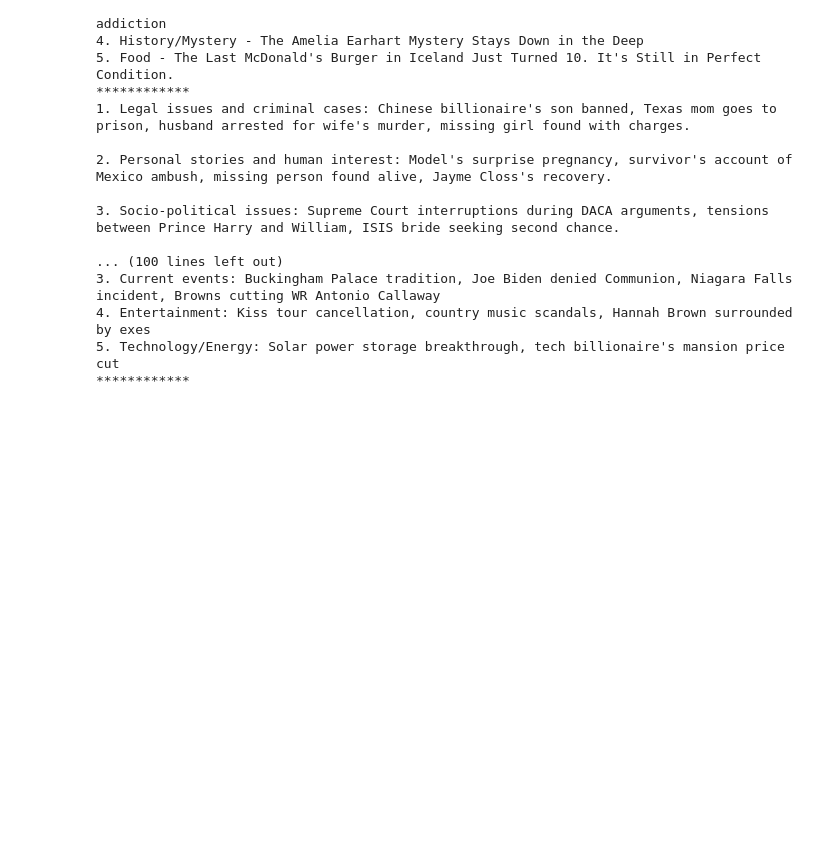
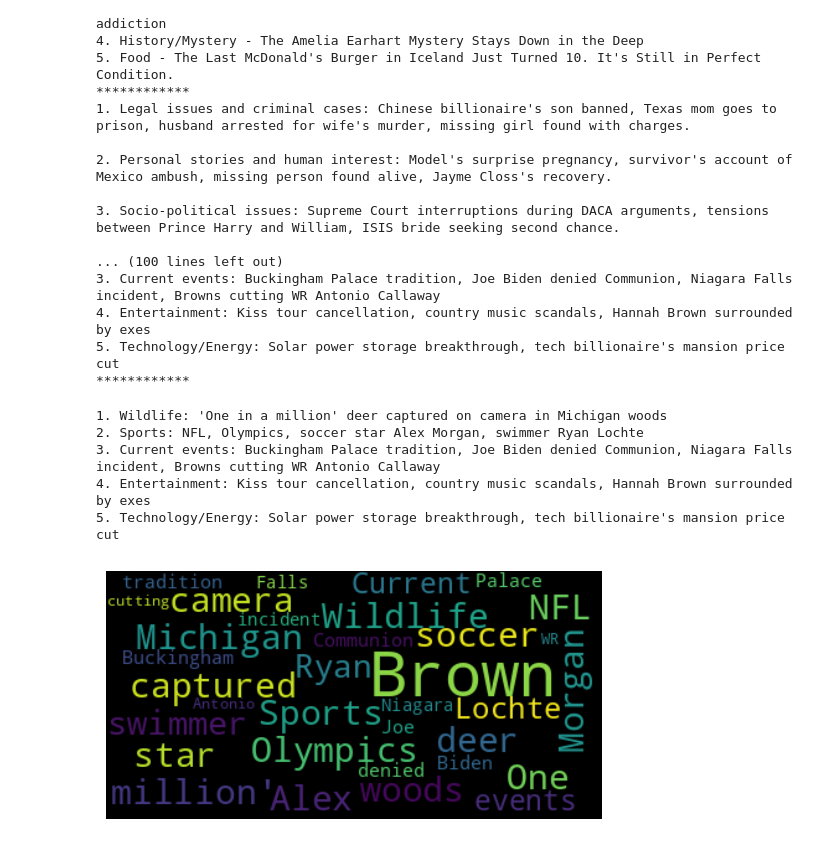
Before and after one commit to My3VM/dhee, a Jupyter notebook: bertopic_openai_cluster.ipynb, the cells around one changed output. Saved outputs shown, nothing was run; the diff lists cells and outputs as text; code cells hidden in the pictures; blank space fills up the shorter version.

Commit message:
Adding wordcloud

```diff
--- a/bertopic_openai_cluster.ipynb
+++ b/bertopic_openai_cluster.ipynb
@@ -145,3 +145,36 @@ for sum in topic_info['Representative_Docs_Summary']:
 4. Entertainment: Kiss tour cancellation, country music scandals, Hannah Brown surrounded by exes
 5. Technology/Energy: Solar power storage breakthrough, tech billionaire's mansion price cut
 ************
+# %%
+from wordcloud import WordCloud, STOPWORDS, ImageColorGenerator
+import matplotlib.pyplot as plt
+
+def get_wordcloud_for_user(recommendations):
+
+    stopwords = set(STOPWORDS).union([np.nan, 'NaN', 'S'])
+
+    wordcloud = WordCloud(
+                   max_words=50000,
+                   min_font_size =12,
+                   max_font_size=50,
+                   relative_scaling = 0.9,
+                   stopwords=set(STOPWORDS),
+                   normalize_plurals= True
+    )
+    print(recommendations)
+    clean_titles = [word for word in recommendations if word not in stopwords]
+    clean_titles = [word for line in generated_topics.split("\n") for word in line.split()]
+    title_wordcloud = wordcloud.generate(' '.join(clean_titles))
+
+    plt.imshow(title_wordcloud, interpolation='bilinear')
+    plt.axis("off")
+    plt.show()
+# %%
+get_wordcloud_for_user(generated_topics)
+# %% [output]
+1. Wildlife: 'One in a million' deer captured on camera in Michigan woods
+2. Sports: NFL, Olympics, soccer star Alex Morgan, swimmer Ryan Lochte
+3. Current events: Buckingham Palace tradition, Joe Biden denied Communion, Niagara Falls incident, Browns cutting WR Antonio Callaway
+4. Entertainment: Kiss tour cancellation, country music scandals, Hannah Brown surrounded by exes
+5. Technology/Energy: Solar power storage breakthrough, tech billionaire's mansion price cut
+[figure, added]
```
